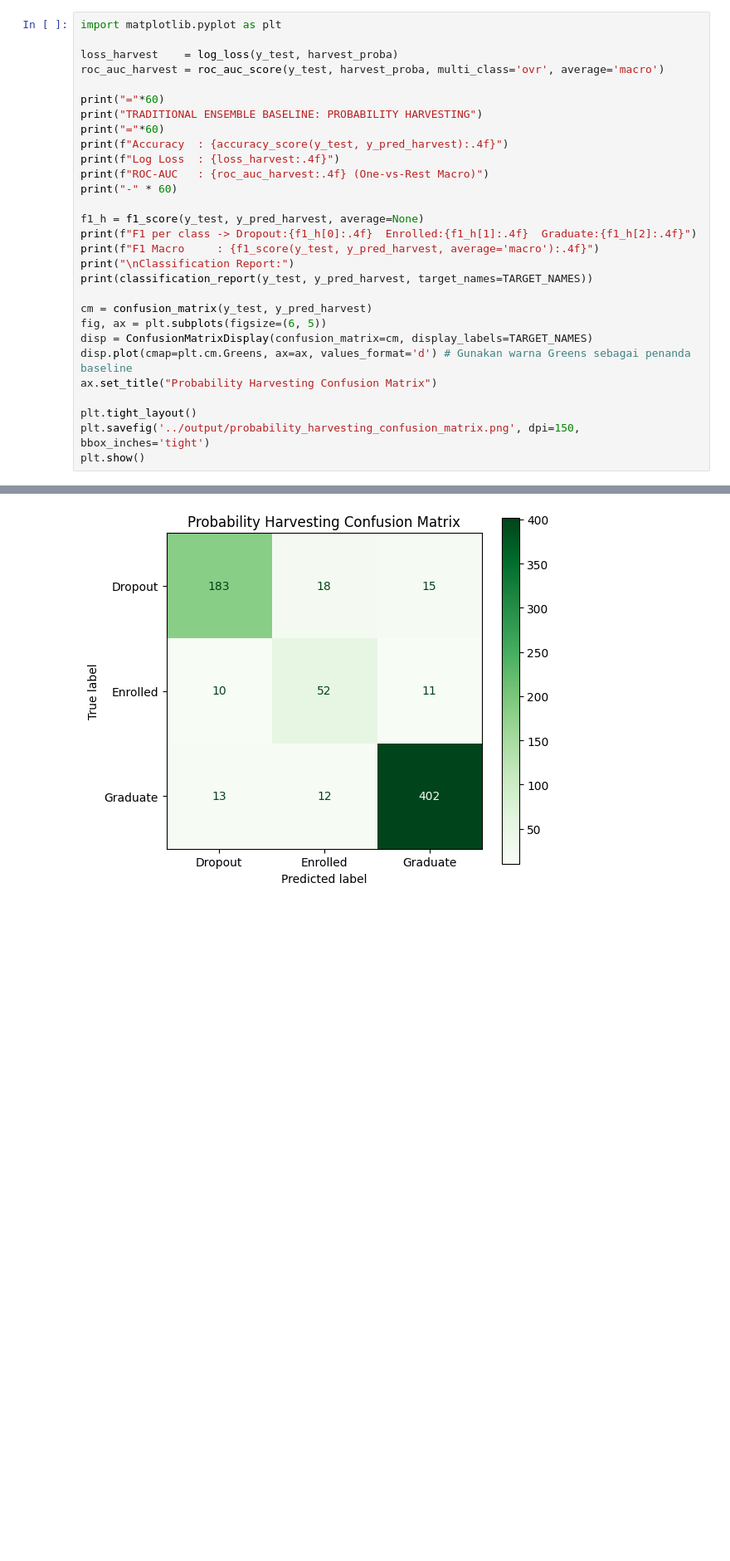
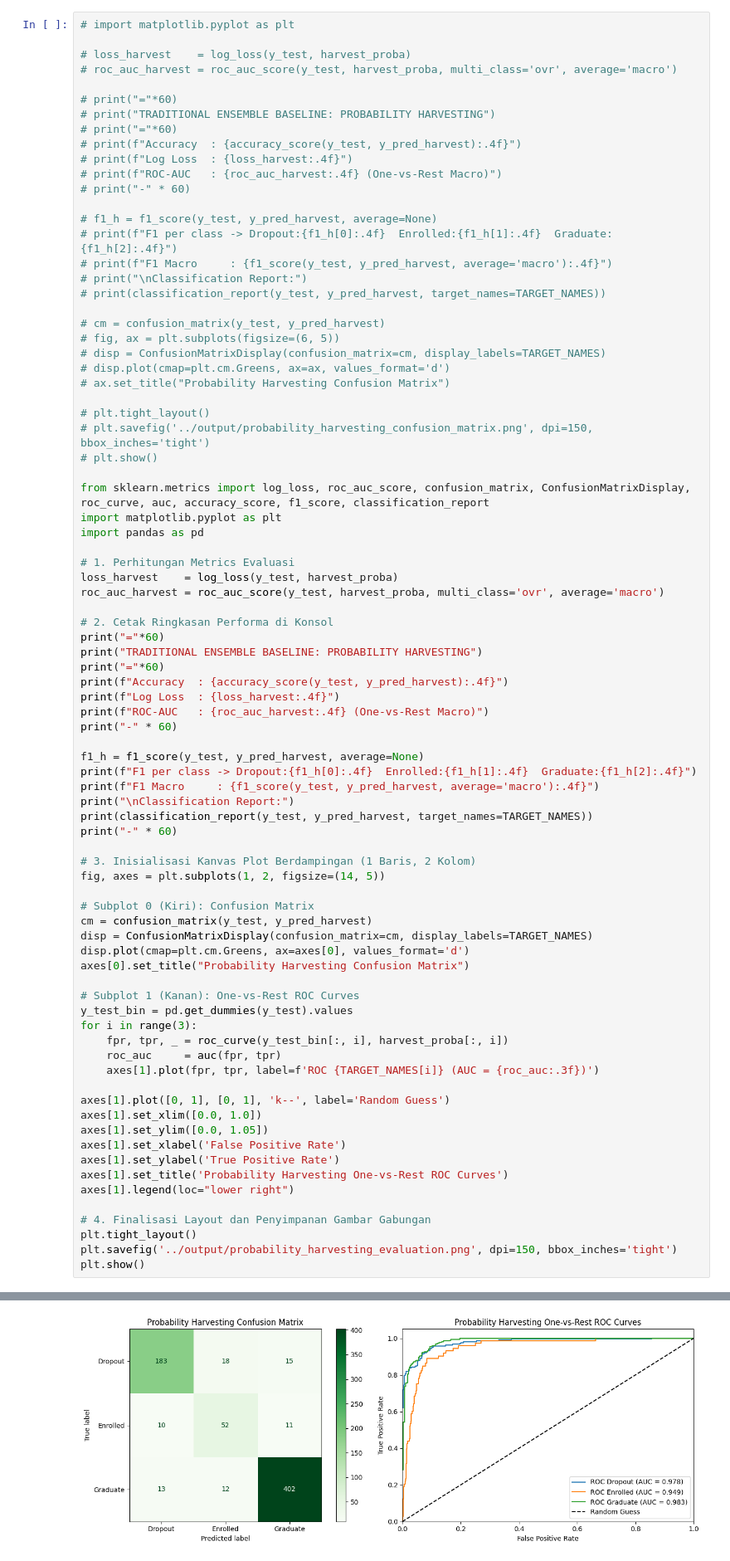
Before and after one commit to Alvin0628/RM_DCSLCA_VS_PROBABILITYHARVESTING, a Jupyter notebook: notebooks/4_probability_harvesting.ipynb, the cells around one changed output, grey strips where cells are left out. Shown at 83% size. Drawn from its saved outputs; the diff is of its cells as text; blank space fills up the shorter version.

```diff
--- a/notebooks/4_probability_harvesting.ipynb
+++ b/notebooks/4_probability_harvesting.ipynb
@@ -69,11 +69,44 @@ harvest_proba = harvest / harvest.sum(axis=1, keepdims=True)
 
 y_pred_harvest = np.argmax(harvest_proba, axis=1)
 # %%
+# import matplotlib.pyplot as plt
+
+# loss_harvest    = log_loss(y_test, harvest_proba)
+# roc_auc_harvest = roc_auc_score(y_test, harvest_proba, multi_class='ovr', average='macro')
+
+# print("="*60)
+# print("TRADITIONAL ENSEMBLE BASELINE: PROBABILITY HARVESTING")
+# print("="*60)
+# print(f"Accuracy  : {accuracy_score(y_test, y_pred_harvest):.4f}")
+# print(f"Log Loss  : {loss_harvest:.4f}")
+# print(f"ROC-AUC   : {roc_auc_harvest:.4f} (One-vs-Rest Macro)")
+# print("-" * 60)
+
+# f1_h = f1_score(y_test, y_pred_harvest, average=None)
+# print(f"F1 per class -> Dropout:{f1_h[0]:.4f}  Enrolled:{f1_h[1]:.4f}  Graduate:{f1_h[2]:.4f}")
+# print(f"F1 Macro     : {f1_score(y_test, y_pred_harvest, average='macro'):.4f}")
+# print("\nClassification Report:")
+# print(classification_report(y_test, y_pred_harvest, target_names=TARGET_NAMES))
+
+# cm = confusion_matrix(y_test, y_pred_harvest)
+# fig, ax = plt.subplots(figsize=(6, 5))
+# disp = ConfusionMatrixDisplay(confusion_matrix=cm, display_labels=TARGET_NAMES)
+# disp.plot(cmap=plt.cm.Greens, ax=ax, values_format='d')
+# ax.set_title("Probability Harvesting Confusion Matrix")
+
+# plt.tight_layout()
+# plt.savefig('../output/probability_harvesting_confusion_matrix.png', dpi=150, bbox_inches='tight')
+# plt.show()
+
+from sklearn.metrics import log_loss, roc_auc_score, confusion_matrix, ConfusionMatrixDisplay, roc_curve, auc, accuracy_score, f1_score, classification_report
 import matplotlib.pyplot as plt
+import pandas as pd
 
+# 1. Perhitungan Metrics Evaluasi
 loss_harvest    = log_loss(y_test, harvest_proba)
 roc_auc_harvest = roc_auc_score(y_test, harvest_proba, multi_class='ovr', average='macro')
 
+# 2. Cetak Ringkasan Performa di Konsol
 print("="*60)
 print("TRADITIONAL ENSEMBLE BASELINE: PROBABILITY HARVESTING")
 print("="*60)
@@ -87,15 +120,35 @@ print(f"F1 per class -> Dropout:{f1_h[0]:.4f}  Enrolled:{f1_h[1]:.4f}  Graduate:
 print(f"F1 Macro     : {f1_score(y_test, y_pred_harvest, average='macro'):.4f}")
 print("\nClassification Report:")
 print(classification_report(y_test, y_pred_harvest, target_names=TARGET_NAMES))
+print("-" * 60)
 
+# 3. Inisialisasi Kanvas Plot Berdampingan (1 Baris, 2 Kolom)
+fig, axes = plt.subplots(1, 2, figsize=(14, 5))
+
+# Subplot 0 (Kiri): Confusion Matrix
 cm = confusion_matrix(y_test, y_pred_harvest)
-fig, ax = plt.subplots(figsize=(6, 5))
 disp = ConfusionMatrixDisplay(confusion_matrix=cm, display_labels=TARGET_NAMES)
-disp.plot(cmap=plt.cm.Greens, ax=ax, values_format='d') # Gunakan warna Greens sebagai penanda baseline
-ax.set_title("Probability Harvesting Confusion Matrix")
+disp.plot(cmap=plt.cm.Greens, ax=axes[0], values_format='d')
+axes[0].set_title("Probability Harvesting Confusion Matrix")
 
+# Subplot 1 (Kanan): One-vs-Rest ROC Curves
+y_test_bin = pd.get_dummies(y_test).values
+for i in range(3):
+    fpr, tpr, _ = roc_curve(y_test_bin[:, i], harvest_proba[:, i])
+    roc_auc     = auc(fpr, tpr)
+    axes[1].plot(fpr, tpr, label=f'ROC {TARGET_NAMES[i]} (AUC = {roc_auc:.3f})')
+
+axes[1].plot([0, 1], [0, 1], 'k--', label='Random Guess')
+axes[1].set_xlim([0.0, 1.0])
+axes[1].set_ylim([0.0, 1.05])
+axes[1].set_xlabel('False Positive Rate')
+axes[1].set_ylabel('True Positive Rate')
+axes[1].set_title('Probability Harvesting One-vs-Rest ROC Curves')
+axes[1].legend(loc="lower right")
+
+# 4. Finalisasi Layout dan Penyimpanan Gambar Gabungan
 plt.tight_layout()
-plt.savefig('../output/probability_harvesting_confusion_matrix.png', dpi=150, bbox_inches='tight')
+plt.savefig('../output/probability_harvesting_evaluation.png', dpi=150, bbox_inches='tight')
 plt.show()
 # %% [output]
 ============================================================
@@ -121,2 +171,2 @@ weighted avg       0.89      0.89      0.89       716
-[figure, old version]
+[figure, new version]
 # %%
```
Also changed, not shown: parts of 2 cells of this notebook, 5 other files.
